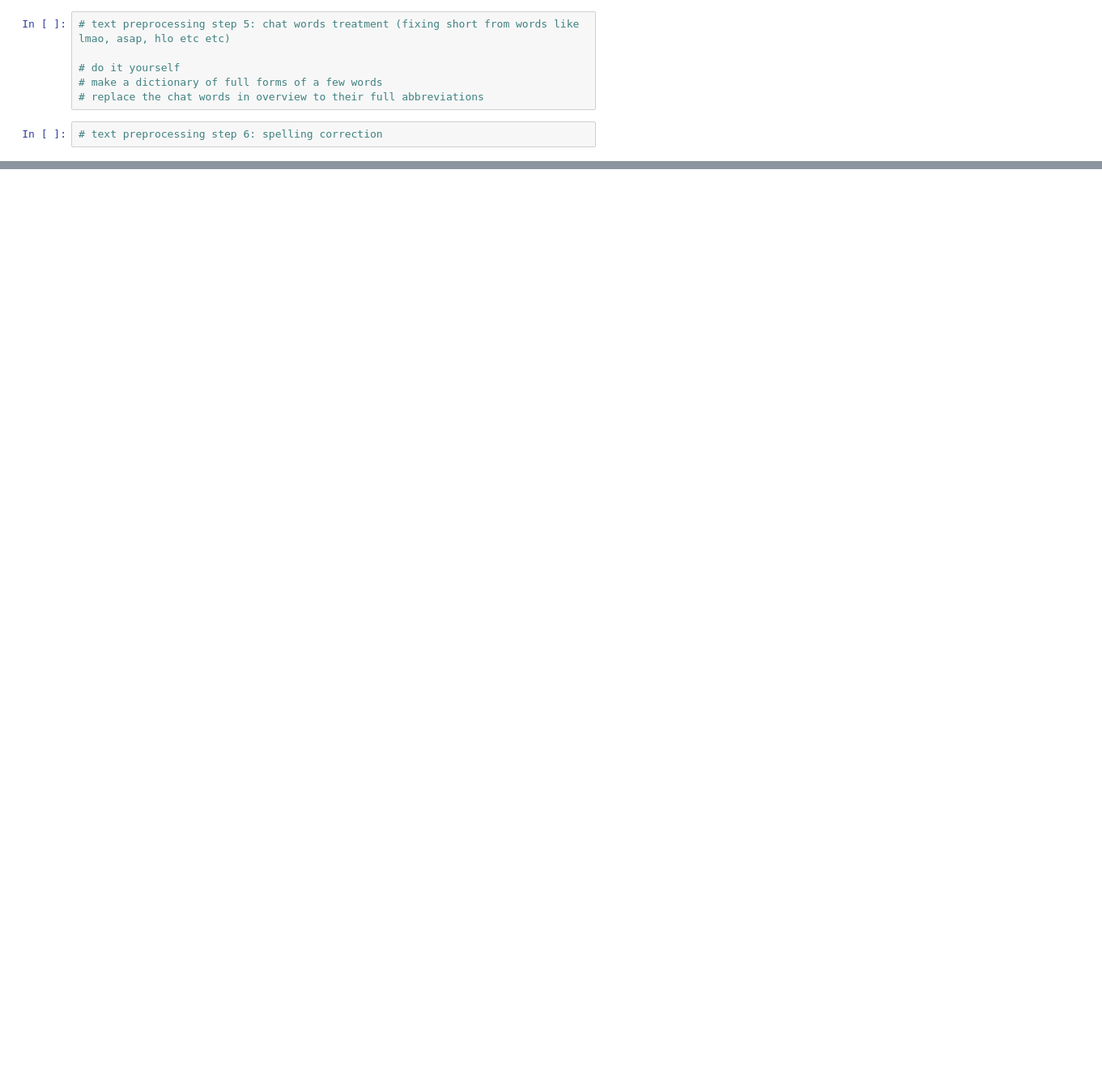
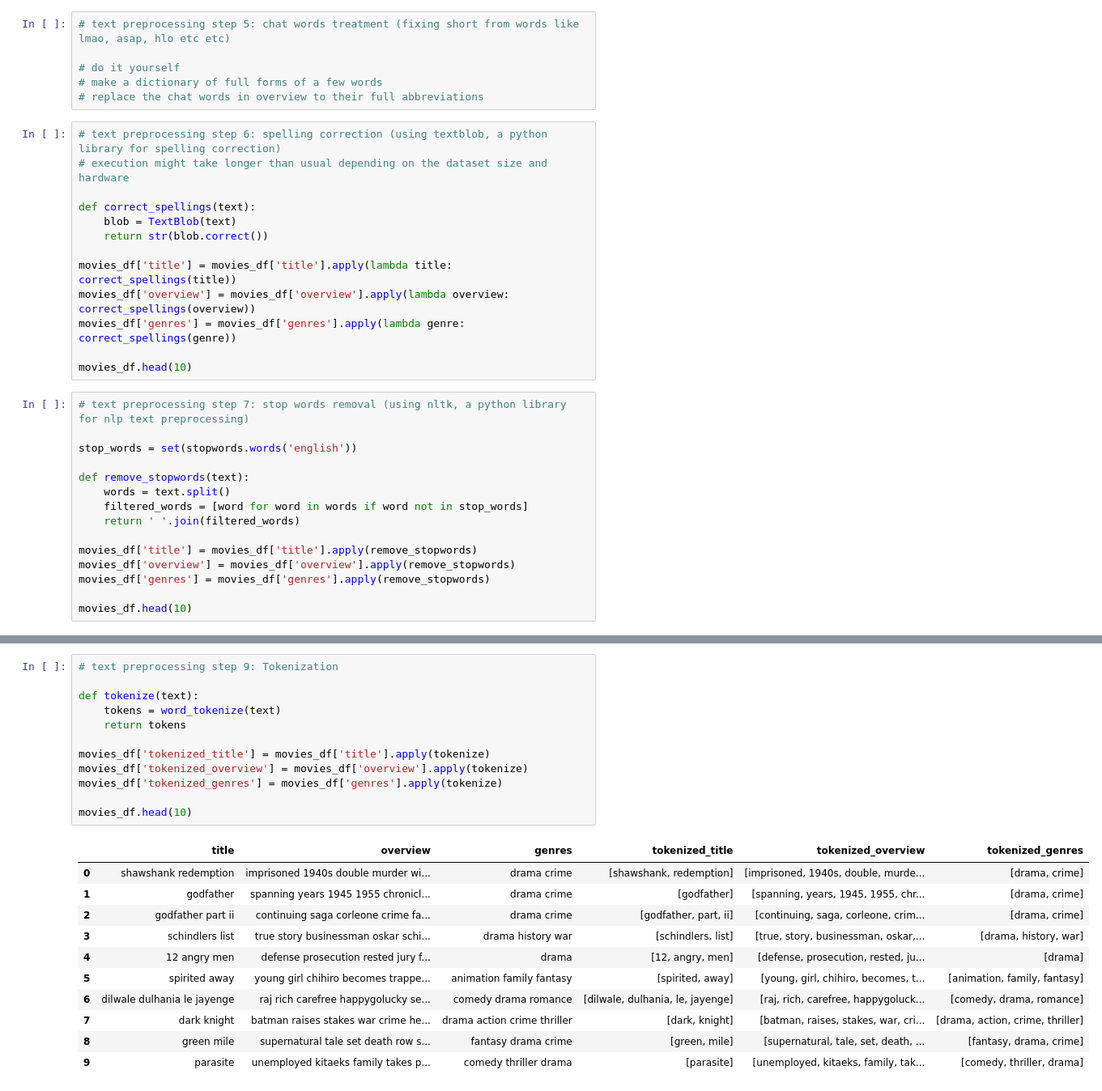
Before and after one commit to AI-DataScience-Playground/NLP--movies-description-text-processing, a Jupyter notebook: movie_data_preprocessing.ipynb, the cells around one changed output, grey strips where cells are left out. Shown at 81% size. Drawn from its saved outputs; the diff is of its cells as text; blank space fills up the shorter version.

Commit message:
working on text preprocessing

```diff
--- a/movie_data_preprocessing.ipynb
+++ b/movie_data_preprocessing.ipynb
@@ -174,4 +187,30 @@ movies_df.head(10)
 # make a dictionary of full forms of a few words
 # replace the chat words in overview to their full abbreviations
 # %%
-# text preprocessing step 6: spelling correction
+# text preprocessing step 6: spelling correction (using textblob, a python library for spelling correction)
+# execution might take longer than usual depending on the dataset size and hardware
+
+def correct_spellings(text):
+    blob = TextBlob(text)
+    return str(blob.correct())
+
+movies_df['title'] = movies_df['title'].apply(lambda title: correct_spellings(title))
+movies_df['overview'] = movies_df['overview'].apply(lambda overview: correct_spellings(overview))
+movies_df['genres'] = movies_df['genres'].apply(lambda genre: correct_spellings(genre))
+
+movies_df.head(10)
+# %%
+# text preprocessing step 7: stop words removal (using nltk, a python library for nlp text preprocessing)
+
+stop_words = set(stopwords.words('english'))
+
+def remove_stopwords(text):
+    words = text.split()
+    filtered_words = [word for word in words if word not in stop_words]
+    return ' '.join(filtered_words)
+
+movies_df['title'] = movies_df['title'].apply(remove_stopwords)
+movies_df['overview'] = movies_df['overview'].apply(remove_stopwords)
+movies_df['genres'] = movies_df['genres'].apply(remove_stopwords)
+
+movies_df.head(10)
@@ -177,0 +234,24 @@ movies_df.head(10)
+# %%
+# text preprocessing step 9: Tokenization
+
+def tokenize(text):
+    tokens = word_tokenize(text)
+    return tokens
+
+movies_df['tokenized_title'] = movies_df['title'].apply(tokenize)
+movies_df['tokenized_overview'] = movies_df['overview'].apply(tokenize)
+movies_df['tokenized_genres'] = movies_df['genres'].apply(tokenize)
+
+movies_df.head(10)
+# %% [output]
+|  | title | overview | genres | tokenized_title | tokenized_overview | tokenized_genres |
+| 0 | shawshank redemption | imprisoned 1940s double murder wi... | drama crime | [shawshank, redemption] | [imprisoned, 1940s, double, murde... | [drama, crime] |
+| 1 | godfather | spanning years 1945 1955 chronicl... | drama crime | [godfather] | [spanning, years, 1945, 1955, chr... | [drama, crime] |
+| 2 | godfather part ii | continuing saga corleone crime fa... | drama crime | [godfather, part, ii] | [continuing, saga, corleone, crim... | [drama, crime] |
+| 3 | schindlers list | true story businessman oskar schi... | drama history war | [schindlers, list] | [true, story, businessman, oskar,... | [drama, history, war] |
+| 4 | 12 angry men | defense prosecution rested jury f... | drama | [12, angry, men] | [defense, prosecution, rested, ju... | [drama] |
+| 5 | spirited away | young girl chihiro becomes trappe... | animation family fantasy | [spirited, away] | [young, girl, chihiro, becomes, t... | [animation, family, fantasy] |
+| 6 | dilwale dulhania le jayenge | raj rich carefree happygolucky se... | comedy drama romance | [dilwale, dulhania, le, jayenge] | [raj, rich, carefree, happygoluck... | [comedy, drama, romance] |
+| 7 | dark knight | batman raises stakes war crime he... | drama action crime thriller | [dark, knight] | [batman, raises, stakes, war, cri... | [drama, action, crime, thriller] |
+| 8 | green mile | supernatural tale set death row s... | fantasy drama crime | [green, mile] | [supernatural, tale, set, death, ... | [fantasy, drama, crime] |
+| 9 | parasite | unemployed kitaeks family takes p... | comedy thriller drama | [parasite] | [unemployed, kitaeks, family, tak... | [comedy, thriller, drama] |
```
Also changed, not shown: parts of 3 cells of this notebook.
